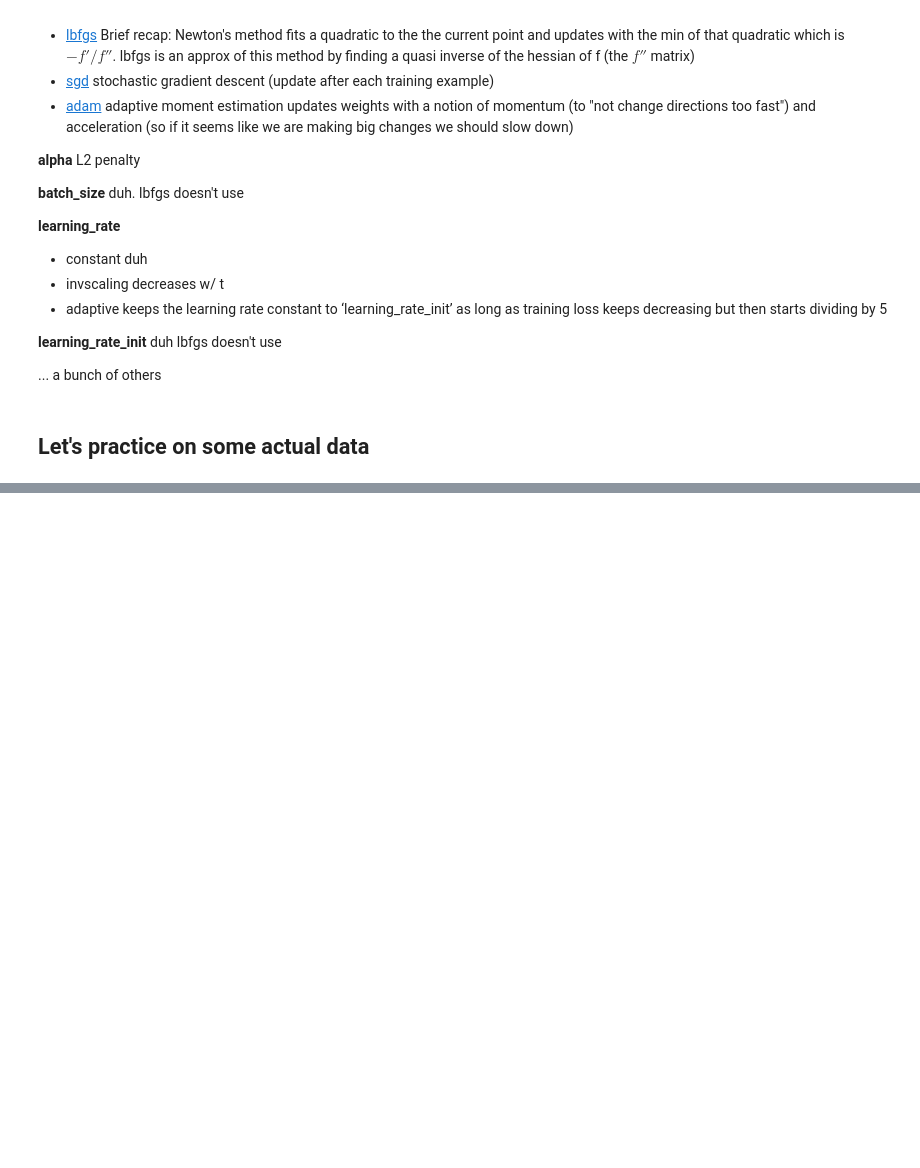
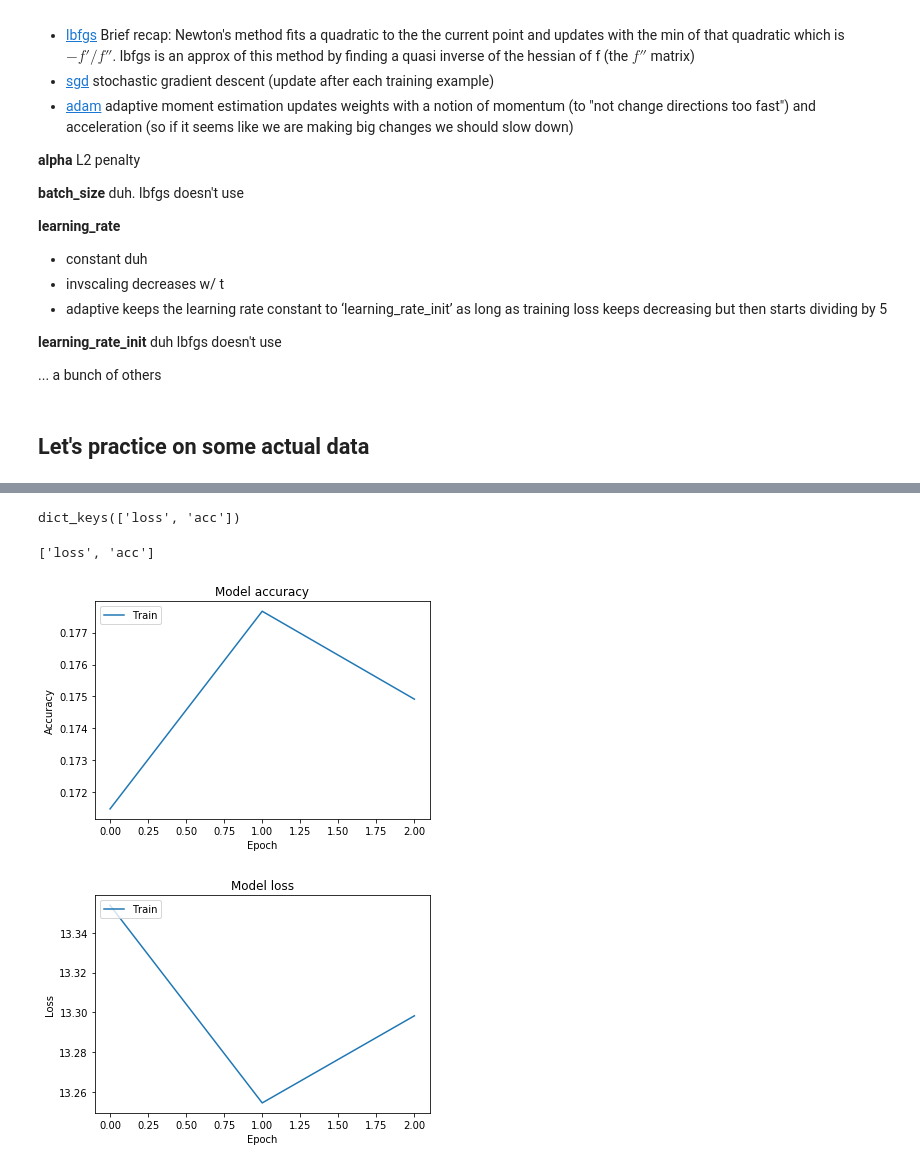
Before and after one commit to conorfrailey/MLpractice, a Jupyter notebook: Neural Net Stuff.ipynb, the cells around one changed output, grey strips where cells are left out. Saved outputs shown, nothing was run; the diff lists cells and outputs as text; code cells hidden in the pictures; blank space fills up the shorter version.

Commit message:
Added a bunch of Keras stuff

```diff
--- a/Neural Net Stuff.ipynb
+++ b/Neural Net Stuff.ipynb
@@ -57,0 +49,12 @@ print(x_train[2,23,18])
+# %%
+model = tf.keras.models.Sequential()
+model.add(tf.keras.layers.Flatten())
+model.add(tf.keras.layers.Dense(128,activation=tf.nn.relu))
+model.add(tf.keras.layers.Dense(128,activation=tf.nn.relu))
+model.add(tf.keras.layers.Dense(10,activation=tf.nn.softmax))
+
+model.compile(optimizer='adam',
+              loss='sparse_categorical_crossentropy',
+              metrics=['accuracy']
+             )
+model.fit(x_train, y_train, epochs=3)
@@ -57,0 +69,14 @@ print(x_train[2,23,18])
+# %%
+x_train_norm = tf.keras.utils.normalize(x_train, axis=1)
+x_test_norm = tf.keras.utils.normalize(x_test, axis=1)
+model1 = tf.keras.models.Sequential()
+model1.add(tf.keras.layers.Flatten())
+model1.add(tf.keras.layers.Dense(128,activation=tf.nn.relu))
+model1.add(tf.keras.layers.Dense(128,activation=tf.nn.relu))
+model1.add(tf.keras.layers.Dense(10,activation=tf.nn.softmax))
+
+model1.compile(optimizer='adam',
+              loss='sparse_categorical_crossentropy',
+              metrics=['accuracy']
+             )
+model1.fit(x_train_norm, y_train, epochs=3)
@@ -57,0 +97,29 @@ print(x_train[2,23,18])
+# %%
+history = model.fit(x_train, y_train, epochs=3)
+# %%
+print(history.history.keys())
+# %% [output]
+dict_keys(['loss', 'acc'])
+# %%
+model.
+# %% [output]
+['loss', 'acc']
+# %%
+# Plot training & validation accuracy values
+plt.plot(history.history['acc'])
+plt.title('Model accuracy')
+plt.ylabel('Accuracy')
+plt.xlabel('Epoch')
+plt.legend(['Train', 'Test'], loc='upper left')
+plt.show()
+
+# Plot training & validation loss values
+plt.plot(history.history['loss'])
+plt.title('Model loss')
+plt.ylabel('Loss')
+plt.xlabel('Epoch')
+plt.legend(['Train', 'Test'], loc='upper left')
+plt.show()
+# %% [output]
+[figure, added]
+[figure, added]
```
Also changed, not shown: parts of 11 cells of this notebook.
